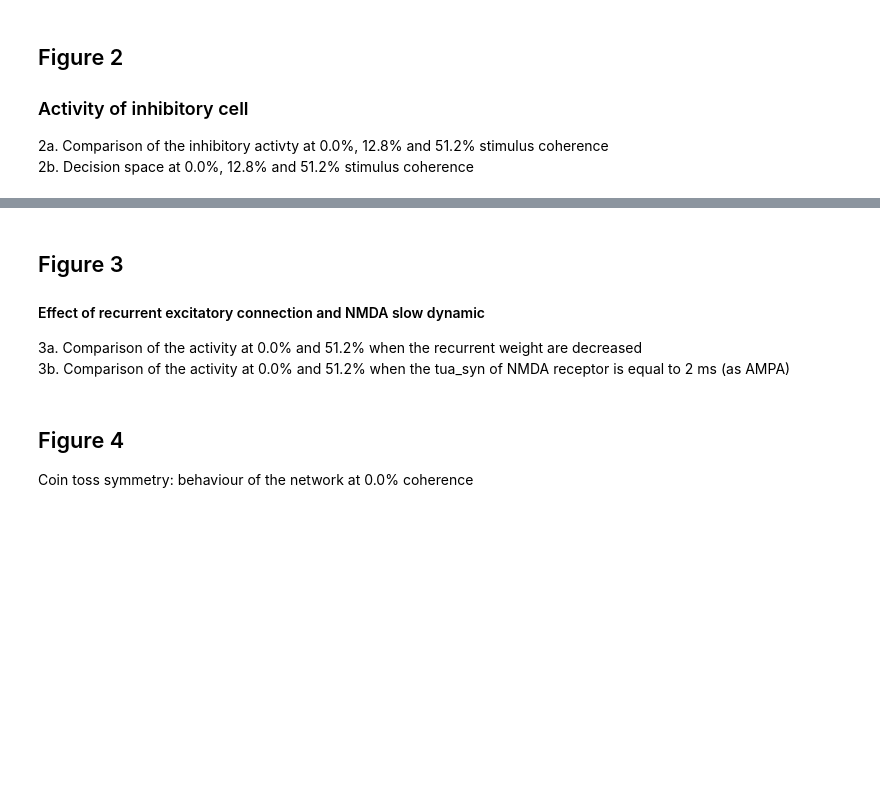
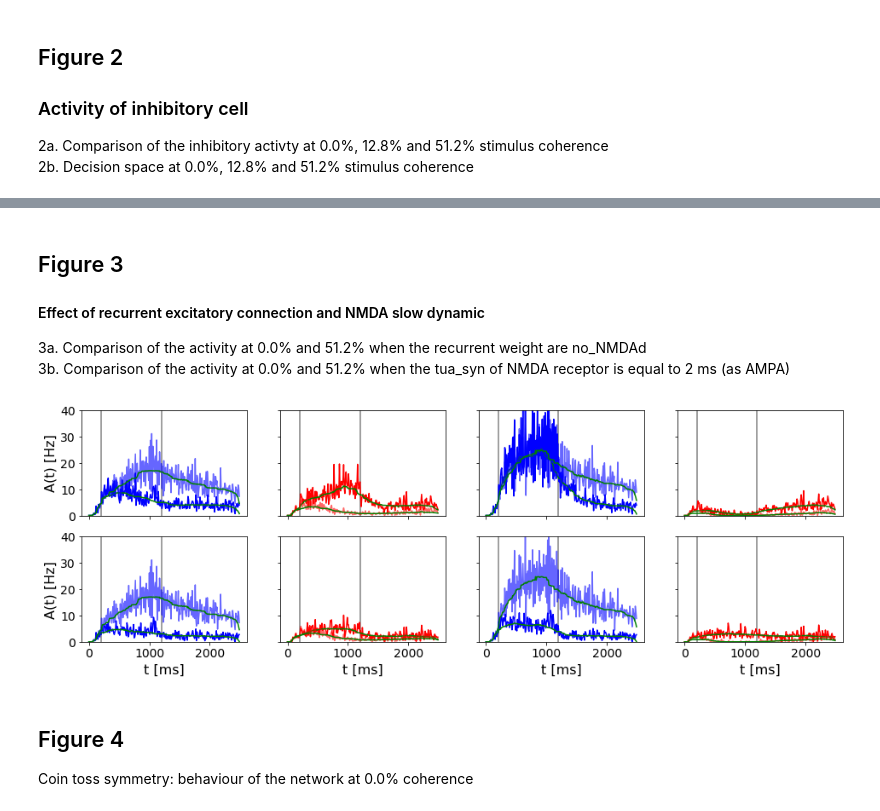
Before and after one commit to alessandratrapani/decision_making_NEST_NRP, a Jupyter notebook: NEST/run_figures.ipynb, the cells around one changed output, grey strips where cells are left out. Cells and saved outputs as stored; diff of their text form; code cells hidden in the pictures; blank space fills up the shorter version.

```diff
--- a/NEST/run_figures.ipynb
+++ b/NEST/run_figures.ipynb
@@ -151,15 +158,17 @@ if show:
 ## Figure 3
 
 #### Effect of recurrent excitatory connection and NMDA slow dynamic
-3a. Comparison of the activity at 0.0% and 51.2% when the recurrent weight are decreased\
+3a. Comparison of the activity at 0.0% and 51.2% when the recurrent weight are no_NMDAd\
 3b. Comparison of the activity at 0.0% and 51.2% when the tua_syn of NMDA receptor is equal to 2 ms (as AMPA)
 # %%
 show=True
-#REMEMBER TO DELETE FILE results/decrease/c0.0/delta_s_B_winner.csv AND OTHERS
+#REMEMBER TO DELETE FILE results/no_NMDA/c0.0/delta_s_B_winner.csv AND OTHERS
 sim_parameters = pd.read_csv('simulation_parameters.csv', index_col=0)
 sim_type = 'standard'
+start_stim = sim_parameters[sim_type]['start_stim']
+end_stim = sim_parameters[sim_type]['end_stim']
 
-fig3, axes = plt.subplots(2, 4, sharey=True,sharex=True,  figsize=(10,10))
+fig3, axes = plt.subplots(2, 4, sharey=True, sharex=True,  figsize=(16,5))
 
 mult_coherence = [0.0, 0.512]
 
@@ -193,63 +202,66 @@ for i, coherence in enumerate(mult_coherence):
     B_N_B_mean_decrease = np.mean(B_N_B_mean_decrease,axis=0)
     B_N_B_smooth_decrease=signal.medfilt(B_N_B_mean_decrease,55)
     A_N_A_mean_decrease = np.mean(A_N_A_mean_decrease,axis=0)
     A_N_A_smooth_decrease=signal.medfilt(A_N_A_mean_decrease,55)
 
     sim_type = 'no_NMDA'
     path_no_NMDA = os.path.join(results_dir,sim_type,'c'+str(coherence))
     A_N_A_mean_no_NMDA =[]
     B_N_B_mean_no_NMDA =[]
     for path in os.listdir(path_no_NMDA):
         evsB, tsB, t, B_N_B, stimulus_B, sum_stimulus_B = extract_results(os.path.join(path_no_NMDA,path), 'B')
         B_N_B_mean_no_NMDA.append(B_N_B)
         evsA, tsA, t, A_N_A, stimulus_A, sum_stimulus_A = extract_results(os.path.join(path_no_NMDA,path), 'A')
         A_N_A_mean_no_NMDA.append(A_N_A)
     B_N_B_mean_no_NMDA = np.mean(B_N_B_mean_no_NMDA,axis=0)
     B_N_B_smooth_no_NMDA=signal.medfilt(B_N_B_mean_no_NMDA,55)
     A_N_A_mean_no_NMDA = np.mean(A_N_A_mean_no_NMDA,axis=0)
     A_N_A_smooth_no_NMDA=signal.medfilt(A_N_A_mean_no_NMDA,55)
 
-    axes[i][0].plot(t,B_N_B_mean_decrease,'blue')
-    axes[i][0].plot(t,B_N_B_smooth_decrease,'green')
-    axes[i][0].plot(t,B_N_B_mean,'blue',alpha=0.6)
-    axes[i][0].plot(t,B_N_B_smooth,'green')
-    axes[i][0].set_ylim(0,60)
-    axes[i][0].set_ylabel("A(t) [Hz]")
-    axes[i][0].vlines(start_stim, 0, 60, color='grey')
-    axes[i][0].vlines(end_stim, 0, 60, color='grey')
-    axes[i][1].plot(t,A_N_A_mean_decrease,'red')
-    axes[i][1].plot(t,A_N_A_smooth_decrease,'green')
-    axes[i][1].plot(t,A_N_A_mean,'red',alpha=0.6)
-    axes[i][1].plot(t,A_N_A_smooth,'green')
-    axes[i][1].set_ylim(0,60)
-    axes[i][1].vlines(start_stim, 0, 60, color='grey')
-    axes[i][1].vlines(end_stim, 0, 60, color='grey')
+    axes[0][i*2].plot(t,B_N_B_mean_decrease,'blue')
+    axes[0][i*2].plot(t,B_N_B_smooth_decrease,'green')
+    axes[0][i*2].plot(t,B_N_B_mean,'blue',alpha=0.6)
+    axes[0][i*2].plot(t,B_N_B_smooth,'green')
+    axes[0][i*2].set_ylim(0,40)
+    axes[0][i*2].vlines(start_stim, 0, 40, color='grey')
+    axes[0][i*2].vlines(end_stim, 0, 40, color='grey')
+    axes[0][i*2+1].plot(t,A_N_A_mean_decrease,'red')
+    axes[0][i*2+1].plot(t,A_N_A_smooth_decrease,'green')
+    axes[0][i*2+1].plot(t,A_N_A_mean,'red',alpha=0.6)
+    axes[0][i*2+1].plot(t,A_N_A_smooth,'green')
+    axes[0][i*2+1].set_ylim(0,40)
+    axes[0][i*2+1].vlines(start_stim, 0, 40, color='grey')
+    axes[0][i*2+1].vlines(end_stim, 0, 40, color='grey')
 
-    axes[i][2].plot(t,B_N_B_mean_decrease,'blue')
-    axes[i][2].plot(t,B_N_B_smooth_decrease,'green')
-    axes[i][2].plot(t,B_N_B_mean,'blue',alpha=0.6)
-    axes[i][2].plot(t,B_N_B_smooth,'green')
-    axes[i][2].set_ylim(0,60)
-    axes[i][2].set_ylabel("A(t) [Hz]")
-    axes[i][2].vlines(start_stim, 0, 60, color='grey')
-    axes[i][2].vlines(end_stim, 0, 60, color='grey')
-    axes[i][3].plot(t,A_N_A_mean_decrease,'red')
-    axes[i][3].plot(t,A_N_A_smooth_decrease,'green')
-    axes[i][3].plot(t,A_N_A_mean,'red',alpha=0.6)
-    axes[i][3].plot(t,A_N_A_smooth,'green')
-    axes[i][3].set_ylim(0,60)
-    axes[i][3].vlines(start_stim, 0, 60, color='grey')
-    axes[i][3].vlines(end_stim, 0, 60, color='grey')
+    axes[1][i*2].plot(t,B_N_B_mean_no_NMDA,'blue')
+    axes[1][i*2].plot(t,B_N_B_smooth_no_NMDA,'green')
+    axes[1][i*2].plot(t,B_N_B_mean,'blue',alpha=0.6)
+    axes[1][i*2].plot(t,B_N_B_smooth,'green')
+    axes[1][i*2].set_ylim(0,40)
+    axes[1][i*2].vlines(start_stim, 0, 40, color='grey')
+    axes[1][i*2].vlines(end_stim, 0, 40, color='grey')
+    axes[1][i*2+1].plot(t,A_N_A_mean_no_NMDA,'red')
+    axes[1][i*2+1].plot(t,A_N_A_smooth_no_NMDA,'green')
+    axes[1][i*2+1].plot(t,A_N_A_mean,'red',alpha=0.6)
+    axes[1][i*2+1].plot(t,A_N_A_smooth,'green')
+    axes[1][i*2+1].set_ylim(0,40)
+    axes[1][i*2+1].vlines(start_stim, 0, 40, color='grey')
+    axes[1][i*2+1].vlines(end_stim, 0, 40, color='grey')
 
     axes[1][0].set_xlabel("t [ms]")
     axes[1][1].set_xlabel("t [ms]")
     axes[1][2].set_xlabel("t [ms]")
     axes[1][3].set_xlabel("t [ms]")
+    axes[0][0].set_ylabel("A(t) [Hz]")
+    axes[1][0].set_ylabel("A(t) [Hz]")
+
 
 fig3.savefig(os.path.join(figure_dir,'Figure3.png') , bbox_inches='tight')
 
 if show:
     plt.show()
+# %% [output]
+[figure, added]
 # %% [markdown]
 ## Figure 4
 Coin toss symmetry: behaviour of the network at 0.0% coherence
```
Also changed, not shown: parts of 15 cells of this notebook, 2 other files.
